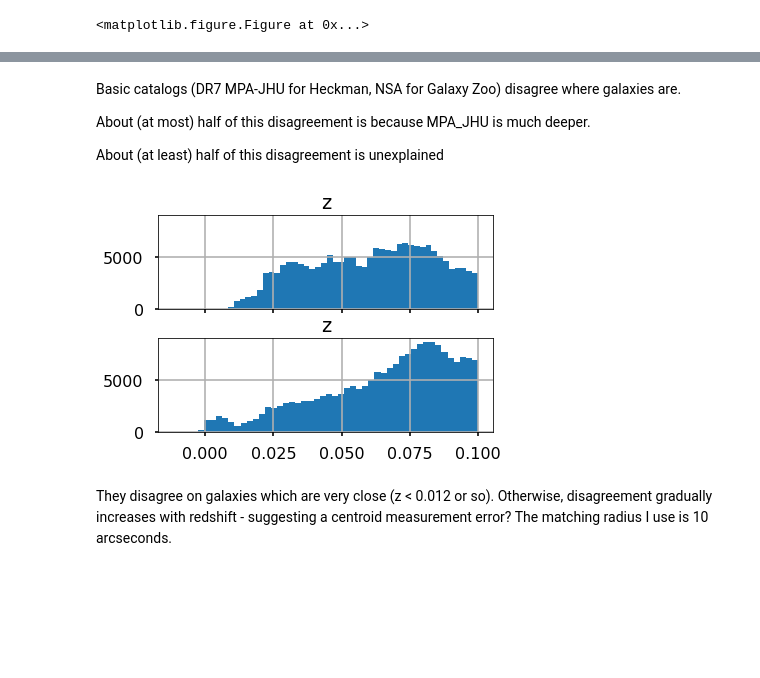
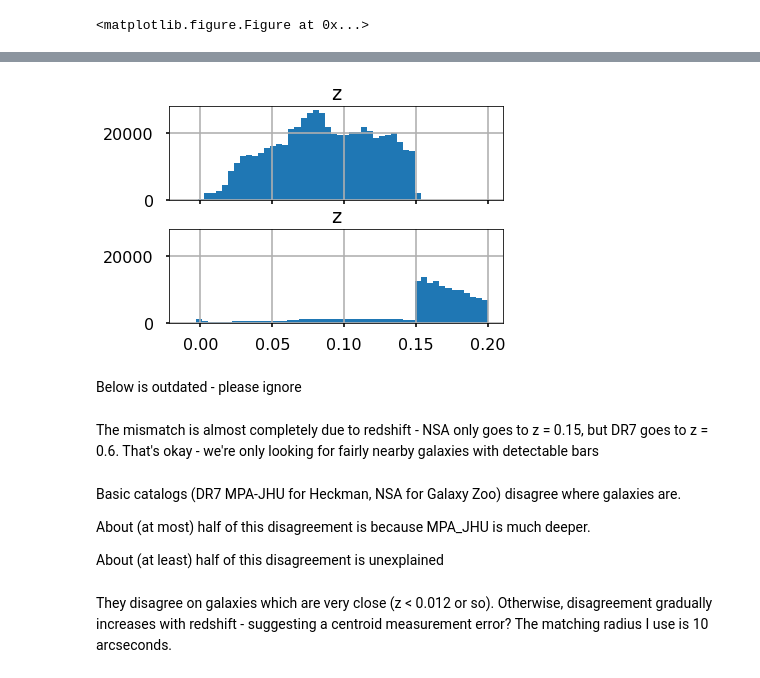
Before and after one commit to mwalmsley/find_agn, a Jupyter notebook: AGN v Bar MVP.ipynb, the cells around one changed output, grey strips where cells are left out. Drawn from its saved outputs; the diff is of its cells as text; code cells hidden in the pictures; blank space fills up the shorter version.

```diff
--- a/AGN v Bar MVP.ipynb
+++ b/AGN v Bar MVP.ipynb
@@ -150,15 +102,19 @@ a = dr7_no_gz.hist('z', bins=50, ax=axes[1])
+# %%
+fig, axes = plt.subplots(2, sharex=True, sharey=True)
+dr7_and_nsa[dr7_and_nsa['z'] < 0.2].hist('z', bins=50, ax=axes[0])
+a = dr7_no_nsa[dr7_no_nsa['z'] < 0.2].hist('z', bins=50, ax=axes[1])
+# %% [output]
+[figure, added]
+# %% [markdown]
+Below is outdated - please ignore
+# %% [markdown]
+The mismatch is almost completely due to redshift - NSA only goes to z = 0.15, but DR7 goes to z = 0.6. That's okay - we're only looking for fairly nearby galaxies with detectable bars
 # %% [markdown]
 Basic catalogs (DR7 MPA-JHU for Heckman, NSA for Galaxy Zoo) disagree where galaxies are.
 
 About (at most) half of this disagreement is because MPA_JHU is much deeper.
 
 About (at least) half of this disagreement is unexplained
-# %%
-fig, axes = plt.subplots(2, sharex=True, sharey=True)
-dr7_and_gz[dr7_and_gz['z'] < 0.1].hist('z', bins=50, ax=axes[0])
-a = dr7_no_gz[dr7_no_gz['z'] < 0.1].hist('z', bins=50, ax=axes[1])
-# %% [output]
-[figure, removed]
 # %% [markdown]
 They disagree on galaxies which are very close (z < 0.012 or so). Otherwise, disagreement gradually increases with redshift - suggesting a centroid measurement error?  The matching radius I use is 10 arcseconds.
 # %% [markdown]
```
Also changed, not shown: parts of 84 cells of this notebook.
